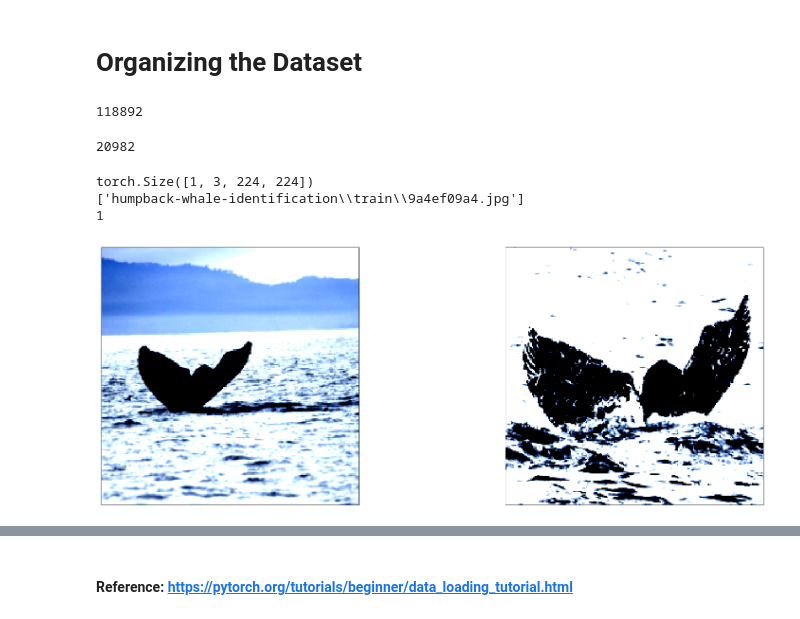
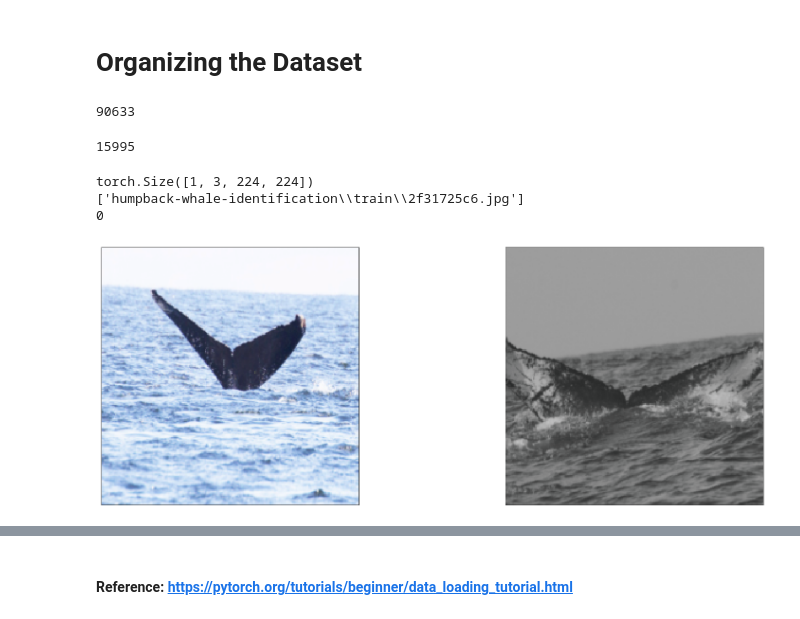
Before and after one commit to Fernandohf/WhaleID, a Jupyter notebook: WhaleIdentification.ipynb, the cells around one changed output, grey strips where cells are left out. Cells and saved outputs as stored; diff of their text form; code cells hidden in the pictures.

```diff
--- a/WhaleIdentification.ipynb
+++ b/WhaleIdentification.ipynb
@@ -150,7 +150,7 @@ test_transform = T.Compose([T.Resize((255, 255)),
                                         std=[0.229, 0.224, 0.225])
                            ])
 
-whale_dataset = WhaleDataset(csv_file, root_dir, transforms=[train_transform, test_transform], neg_ratio=1, split=.85)
+whale_dataset = WhaleDataset(csv_file, root_dir, transforms=[train_transform, test_transform], neg_ratio=1, split=.85, min_imgs=10)
 # %%
 data_loader = DataLoader(whale_dataset,
                          batch_size=1,
@@ -159,35 +159,36 @@ data_loader = DataLoader(whale_dataset,
 whale_dataset.set_mode("train")
 len(whale_dataset)
 # %% [output]
-118892
+90633
 # %%
 whale_dataset.set_mode("test")
 len(whale_dataset)
 # %% [output]
-20982
+15995
 # %%
 # Check data
 img1, img2, label = iter(data_loader).next()
 
 # 5 cropped images
 print(img1["data"].size())
 print(img1["name"])
 # 1 item of the batch
 imgs_1 = img1["data"][0].numpy()
 imgs_2 = img2["data"][0].numpy()
 f = plt.figure(figsize=(28, 10))
 # For each img
 ax1 = f.add_subplot(1, 2, 1, xticks=[], yticks=[])
 ax2 = f.add_subplot(1, 2, 2, xticks=[], yticks=[])
-
-ax1.imshow(np.clip(np.transpose(imgs_1, (1, 2, 0)), 0, 1))
-ax2.imshow(np.clip(np.transpose(imgs_2, (1, 2, 0)), 0, 1))
+mean = np.array([0.485, 0.456, 0.406]).reshape(3, 1, 1)
+std = np.array([0.229, 0.224, 0.225]).reshape(3, 1, 1)
+ax1.imshow(np.clip(np.transpose(imgs_1 * std + mean, (1, 2, 0)), 0, 1))
+ax2.imshow(np.clip(np.transpose(imgs_2 * std + mean, (1, 2, 0)), 0, 1))
 print(label[0].numpy())
 # %% [output]
 torch.Size([1, 3, 224, 224])
-['humpback-whale-identification\\train\\9a4ef09a4.jpg']
-1
+['humpback-whale-identification\\train\\2f31725c6.jpg']
+0
-[figure, old version]
+[figure, new version]
 # %%
 # Dataloader
 data_loader = DataLoader(whale_dataset,
```
Also changed, not shown: parts of 4 cells of this notebook, 1 other file.
